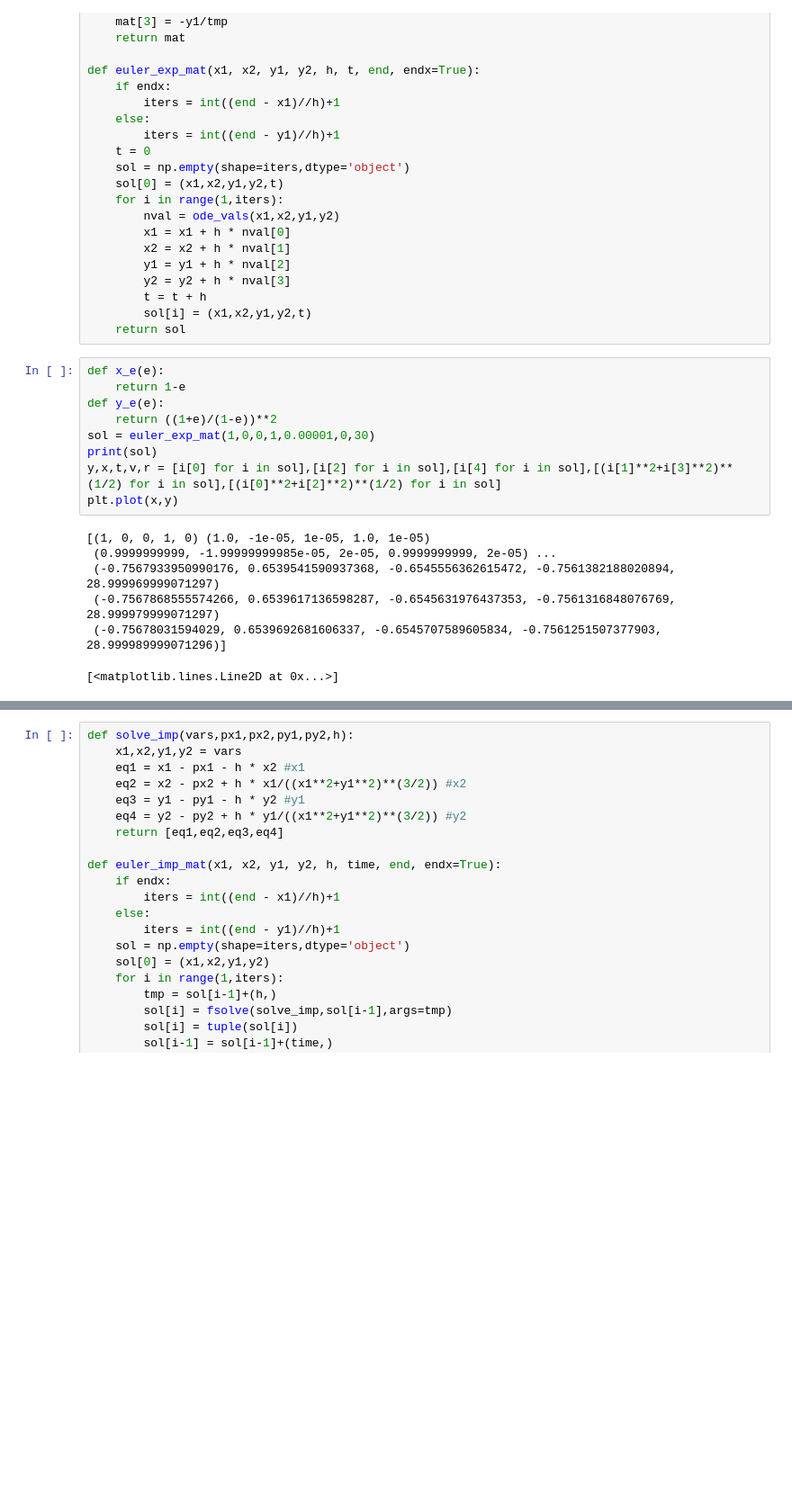
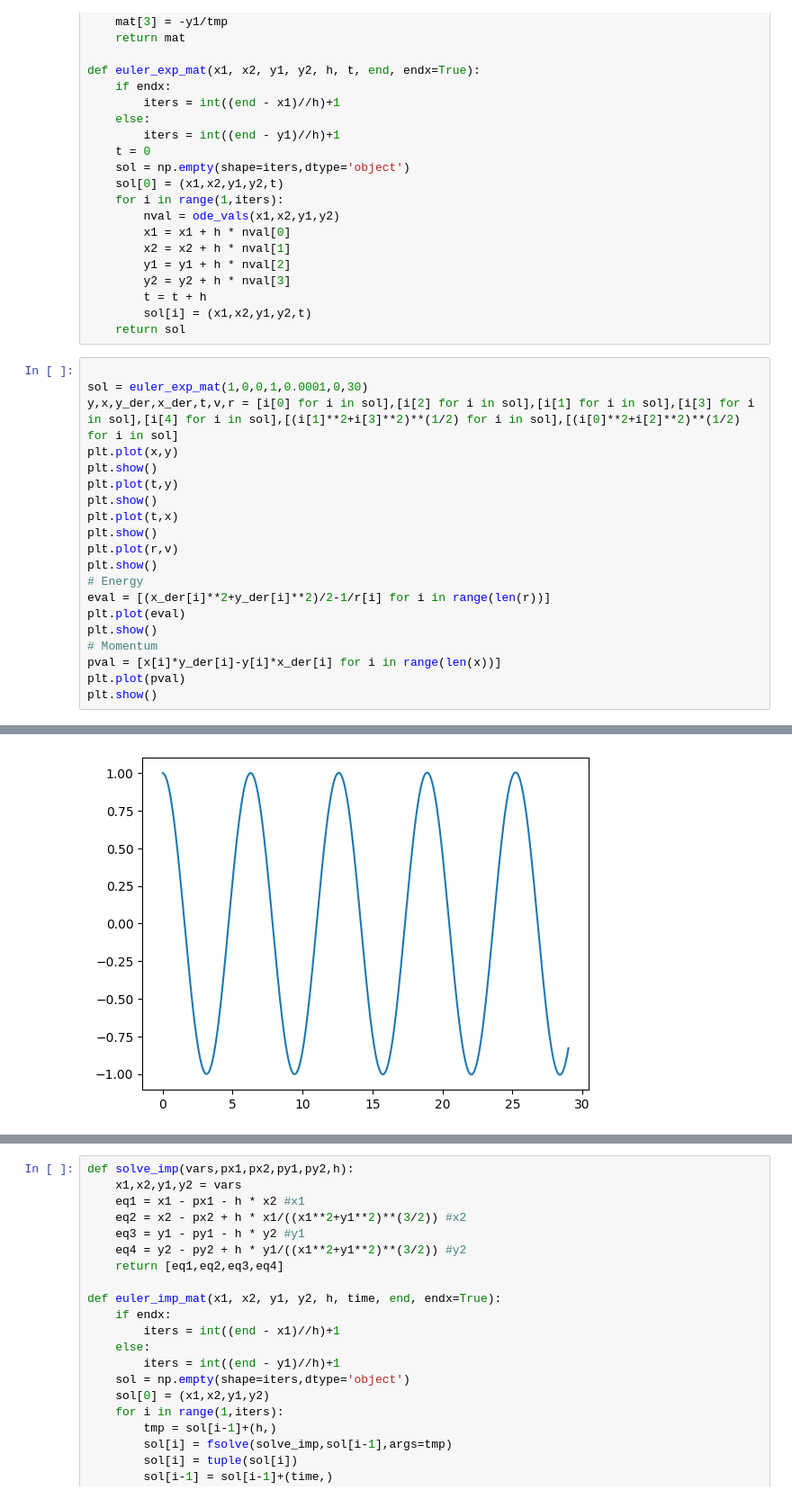
Before and after one commit to kpiotr6/MOWNIT, a Jupyter notebook: L9/txt.ipynb, the cells around one changed output, grey strips where cells are left out. Shown at 90% size. Saved outputs shown, nothing was run; the diff lists cells and outputs as text; blank space fills up the shorter version.

```diff
--- a/L9/txt.ipynb
+++ b/L9/txt.ipynb
@@ -104,19 +104,25 @@ def euler_exp_mat(x1, x2, y1, y2, h, t, end, endx=True):
         sol[i] = (x1,x2,y1,y2,t)
     return sol
 # %%
-def x_e(e):
-    return 1-e
-def y_e(e):
-    return ((1+e)/(1-e))**2
-sol = euler_exp_mat(1,0,0,1,0.00001,0,30)
-print(sol)
-y,x,t,v,r = [i[0] for i in sol],[i[2] for i in sol],[i[4] for i in sol],[(i[1]**2+i[3]**2)**(1/2) for i in sol],[(i[0]**2+i[2]**2)**(1/2) for i in sol]
+
+sol = euler_exp_mat(1,0,0,1,0.0001,0,30)
+y,x,y_der,x_der,t,v,r = [i[0] for i in sol],[i[2] for i in sol],[i[1] for i in sol],[i[3] for i in sol],[i[4] for i in sol],[(i[1]**2+i[3]**2)**(1/2) for i in sol],[(i[0]**2+i[2]**2)**(1/2) for i in sol]
 plt.plot(x,y)
+plt.show()
+plt.plot(t,y)
+plt.show()
+plt.plot(t,x)
+plt.show()
+plt.plot(r,v)
+plt.show()
+# Energy
+eval = [(x_der[i]**2+y_der[i]**2)/2-1/r[i] for i in range(len(r))]
+plt.plot(eval)
+plt.show()
+# Momentum
+pval = [x[i]*y_der[i]-y[i]*x_der[i] for i in range(len(x))]
+plt.plot(pval)
+plt.show()
 # %% [output]
-[(1, 0, 0, 1, 0) (1.0, -1e-05, 1e-05, 1.0, 1e-05)
- (0.9999999999, -1.99999999985e-05, 2e-05, 0.9999999999, 2e-05) ...
- (-0.7567933950990176, 0.6539541590937368, -0.6545556362615472, -0.7561382188020894, 28.999969999071297)
- (-0.7567868555574266, 0.6539617136598287, -0.6545631976437353, -0.7561316848076769, 28.999979999071297)
- (-0.75678031594029, 0.6539692681606337, -0.6545707589605834, -0.7561251507377903, 28.999989999071296)]
-[<matplotlib.lines.Line2D at 0x...>]
 [figure]
+[figure, added]
```
Also changed, not shown: parts of 13 cells of this notebook.
